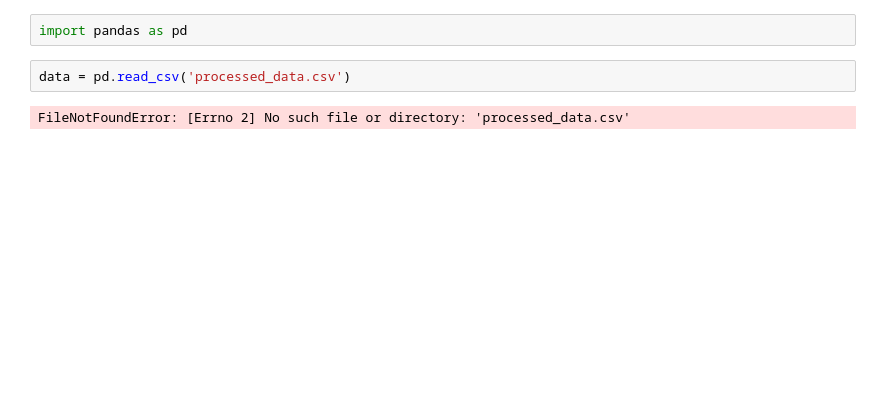
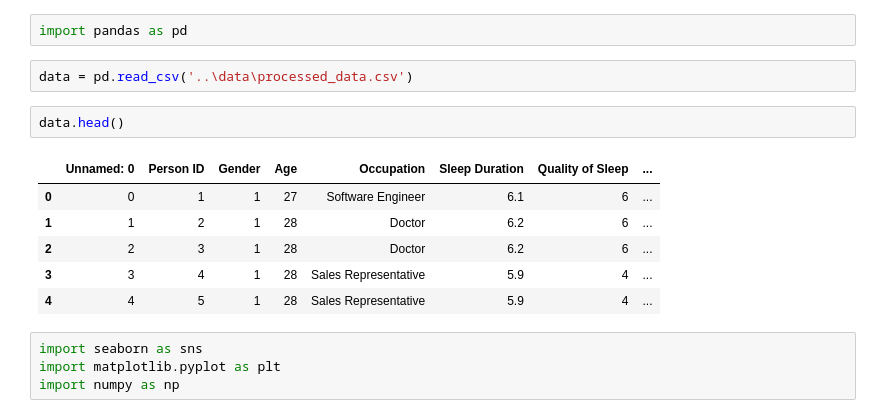
Before and after one commit to Juamops/Reto_F1009, a Jupyter notebook: analisis/Prueba.ipynb, the cells around one changed output. Saved outputs shown, nothing was run; the diff lists cells and outputs as text; blank space fills up the shorter version.

```diff
--- a/analisis/Prueba.ipynb
+++ b/analisis/Prueba.ipynb
@@ -1,6 +1,17 @@
 # %%
 import pandas as pd
 # %%
-data = pd.read_csv('processed_data.csv')
+data = pd.read_csv('..\data\processed_data.csv')
-# %% [output]
-FileNotFoundError: [Errno 2] No such file or directory: 'processed_data.csv'
+# %%
+data.head()
+# %% [output]
+|  | Unnamed: 0 | Person ID | Gender | Age | Occupation | Sleep Duration | Quality of Sleep | ... |
+| 0 | 0 | 1 | 1 | 27 | Software Engineer | 6.1 | 6 | ... |
+| 1 | 1 | 2 | 1 | 28 | Doctor | 6.2 | 6 | ... |
+| 2 | 2 | 3 | 1 | 28 | Doctor | 6.2 | 6 | ... |
+| 3 | 3 | 4 | 1 | 28 | Sales Representative | 5.9 | 4 | ... |
+| 4 | 4 | 5 | 1 | 28 | Sales Representative | 5.9 | 4 | ... |
+# %%
+import seaborn as sns
+import matplotlib.pyplot as plt
+import numpy as np
```
Also changed, not shown: parts of 8 cells of this notebook, 1 other file.
